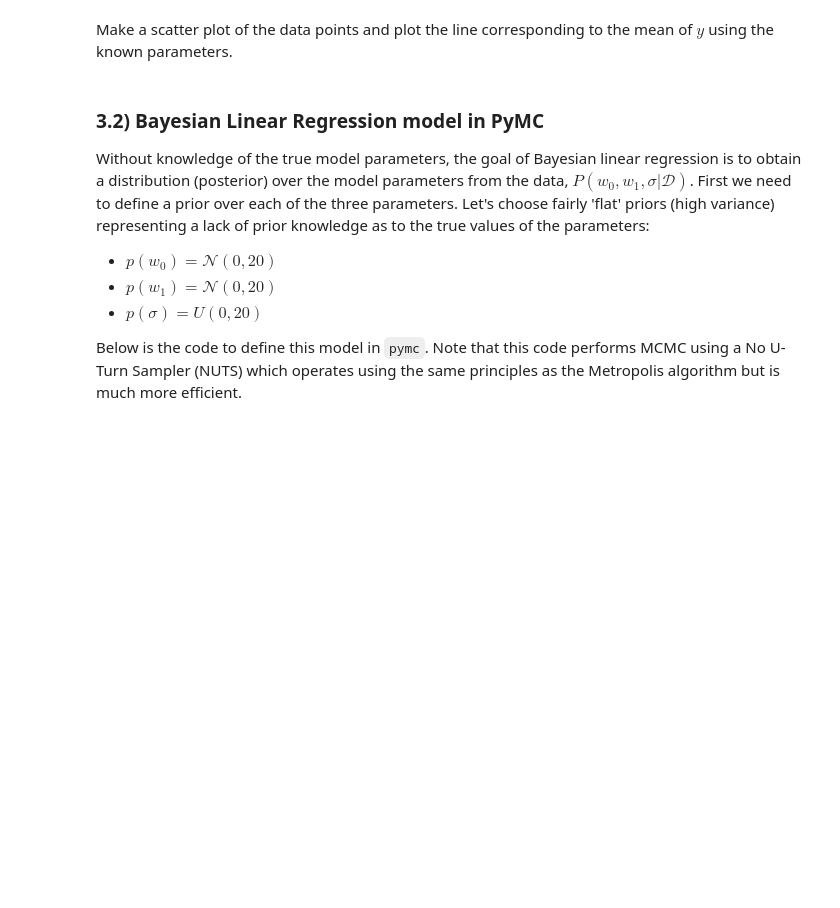
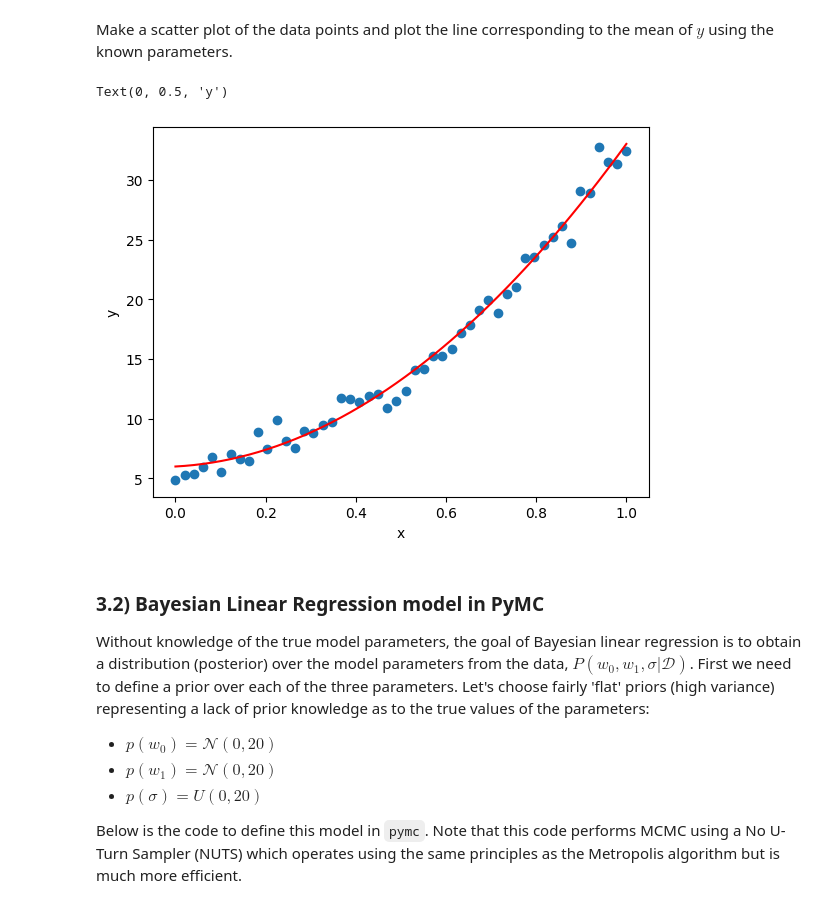
Before and after one commit to NunoAlberto/ML-Labs, a Jupyter notebook: lab3/lab3-Bayesian_Networks_MCMC_PyMC3.ipynb, the cells around one changed output. Saved outputs shown, nothing was run; the diff lists cells and outputs as text; code cells hidden in the pictures; blank space fills up the shorter version.

```diff
--- a/lab3/lab3-Bayesian_Networks_MCMC_PyMC3.ipynb
+++ b/lab3/lab3-Bayesian_Networks_MCMC_PyMC3.ipynb
@@ -155,9 +253,10 @@ We will first generate some example data $\mathcal{D}=\{(x_i, y_i)\}_N$ where $$
 n = 50
 true_w0 = 6
 true_w1 = 2
+true_w2 = 25
 true_sigma = 1
 
 x = np.linspace(0, 1, n)
-y = true_w0 + true_w1*x + np.random.normal(scale=true_sigma, size=n)
+y = true_w0 + true_w1*x + true_w2*x**2 + np.random.normal(scale=true_sigma, size=n)
 # %% [markdown]
 Make a scatter plot of the data points and plot the line corresponding to the mean of $y$ using the known parameters.
@@ -166,3 +263,13 @@ Make a scatter plot of the data points and plot the line corresponding to the me
+# %%
+# write your code here
+
+plt.scatter(x,y)
+plt.plot(x, true_w0 + true_w1*x + true_w2*x**2, c='r')
+plt.xlabel('x')
+plt.ylabel('y')
+# %% [output]
+Text(0, 0.5, 'y')
+[figure, added]
 # %% [markdown]
 ### 3.2) Bayesian Linear Regression model in PyMC
 
```
Also changed, not shown: parts of 16 cells of this notebook, 1 other file.
